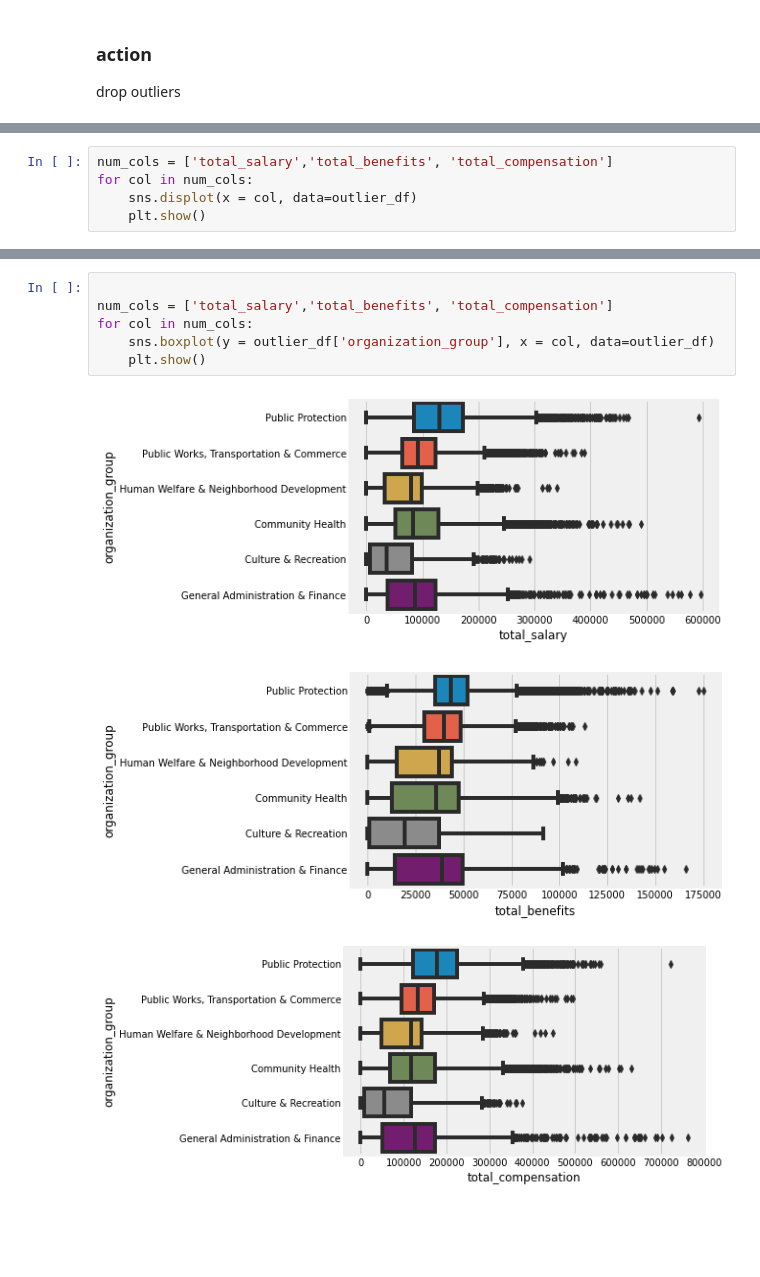
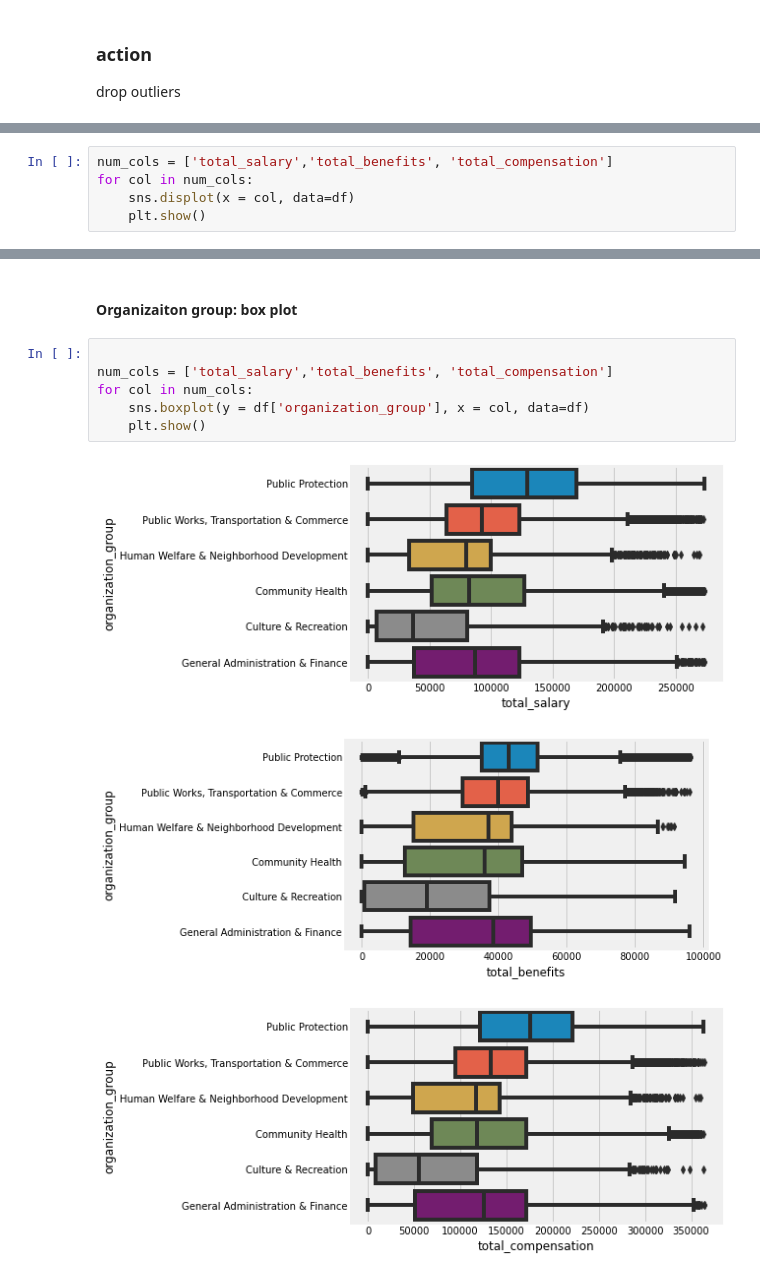
Before and after one commit to susiexia/SF_Employee_Comp_Dash, a Jupyter notebook: sf_comp_jupyter_analytics.ipynb, the cells around one changed output, grey strips where cells are left out. Cells and saved outputs as stored; diff of their text form; blank space fills up the shorter version.

```diff
--- a/sf_comp_jupyter_analytics.ipynb
+++ b/sf_comp_jupyter_analytics.ipynb
@@ -519,6 +563,6 @@ def outlier_remove(df):
 # %%
 num_cols = ['total_salary','total_benefits', 'total_compensation']
 for col in num_cols:
-    sns.displot(x = col, data=outlier_df)
+    sns.displot(x = col, data=df)
     plt.show()
 # %% [output]
@@ -527,10 +591,12 @@ for col in num_cols:
+# %% [markdown]
+#### Organizaiton group: box plot
 # %%
 
 num_cols = ['total_salary','total_benefits', 'total_compensation']
 for col in num_cols:
-    sns.boxplot(y = outlier_df['organization_group'], x = col, data=outlier_df)
+    sns.boxplot(y = df['organization_group'], x = col, data=df)
     plt.show()
 # %% [output]
-[figure, old version]
+[figure, new version]
-[figure, old version]
+[figure, new version]
-[figure, old version]
+[figure, new version]
```
Also changed, not shown: parts of 51 cells of this notebook.
